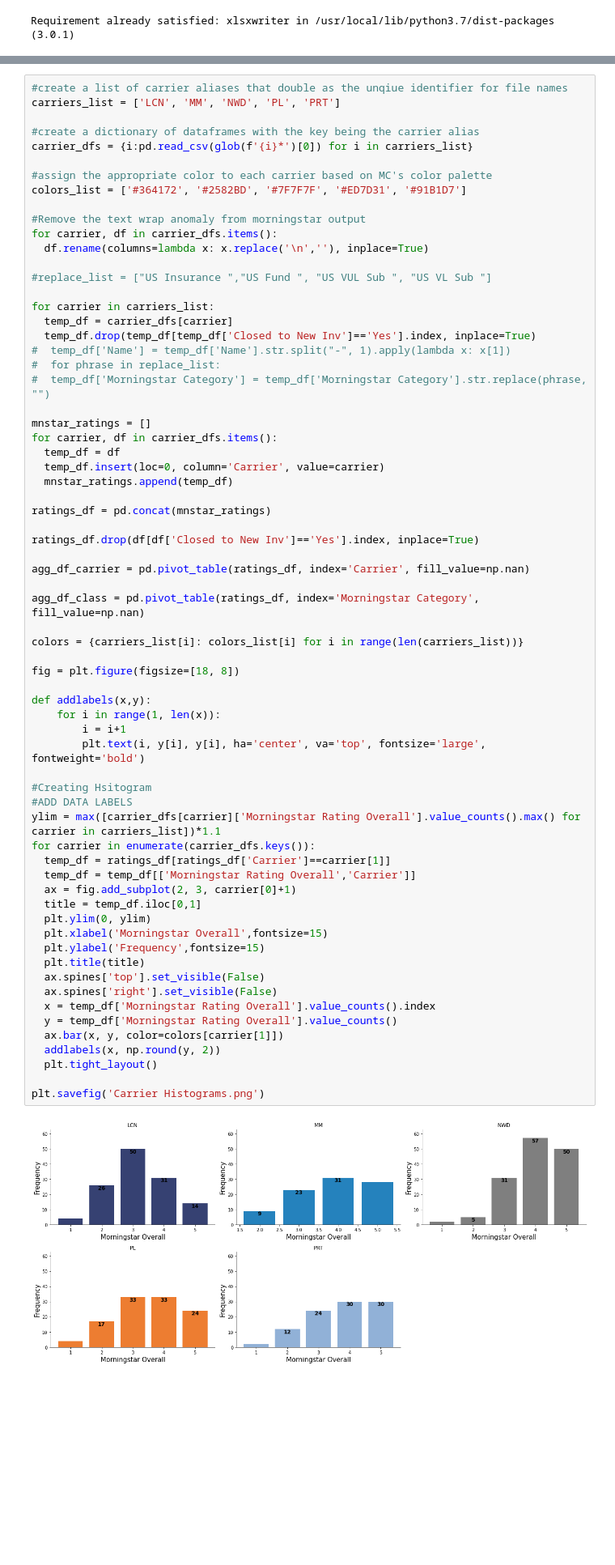
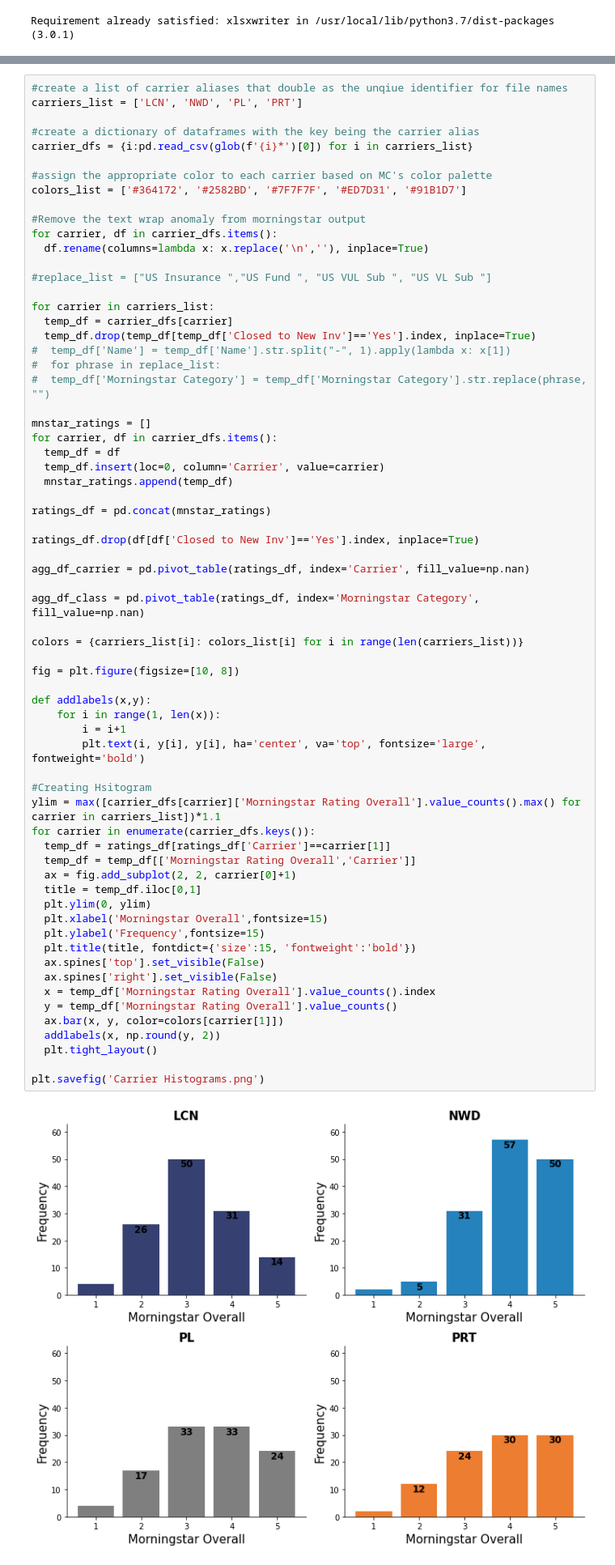
Before and after one commit to justinballas/WorkAutomation, a Jupyter notebook: BICFR_Subaccount_Rankings_Showcase_Version.ipynb, the cells around one changed output, grey strips where cells are left out. Shown at 81% size. Drawn from its saved outputs; the diff is of its cells as text; blank space fills up the shorter version.

```diff
--- a/BICFR_Subaccount_Rankings_Showcase_Version.ipynb
+++ b/BICFR_Subaccount_Rankings_Showcase_Version.ipynb
@@ -14,7 +14,7 @@ import xlsxwriter
 %matplotlib inline
 # %%
 #create a list of carrier aliases that double as the unqiue identifier for file names
-carriers_list = ['LCN', 'MM', 'NWD', 'PL', 'PRT']
+carriers_list = ['LCN', 'NWD', 'PL', 'PRT']
 
 #create a dictionary of dataframes with the key being the carrier alias
 carrier_dfs = {i:pd.read_csv(glob(f'{i}*')[0]) for i in carriers_list}
@@ -49,38 +49,37 @@ agg_df_carrier = pd.pivot_table(ratings_df, index='Carrier', fill_value=np.nan)
 
 agg_df_class = pd.pivot_table(ratings_df, index='Morningstar Category', fill_value=np.nan)
 
 colors = {carriers_list[i]: colors_list[i] for i in range(len(carriers_list))}
 
-fig = plt.figure(figsize=[18, 8])
+fig = plt.figure(figsize=[10, 8])
 
 def addlabels(x,y):
     for i in range(1, len(x)):
         i = i+1
         plt.text(i, y[i], y[i], ha='center', va='top', fontsize='large', fontweight='bold')
 
 #Creating Hsitogram
-#ADD DATA LABELS
 ylim = max([carrier_dfs[carrier]['Morningstar Rating Overall'].value_counts().max() for carrier in carriers_list])*1.1
 for carrier in enumerate(carrier_dfs.keys()):
   temp_df = ratings_df[ratings_df['Carrier']==carrier[1]]
   temp_df = temp_df[['Morningstar Rating Overall','Carrier']]
-  ax = fig.add_subplot(2, 3, carrier[0]+1)
+  ax = fig.add_subplot(2, 2, carrier[0]+1)
   title = temp_df.iloc[0,1]
   plt.ylim(0, ylim)
   plt.xlabel('Morningstar Overall',fontsize=15)
   plt.ylabel('Frequency',fontsize=15)
-  plt.title(title)
+  plt.title(title, fontdict={'size':15, 'fontweight':'bold'})
   ax.spines['top'].set_visible(False)
   ax.spines['right'].set_visible(False)
   x = temp_df['Morningstar Rating Overall'].value_counts().index
   y = temp_df['Morningstar Rating Overall'].value_counts()
   ax.bar(x, y, color=colors[carrier[1]])
   addlabels(x, np.round(y, 2))
   plt.tight_layout()
 
 plt.savefig('Carrier Histograms.png')
 # %% [output]
-[figure, old version]
+[figure, new version]
 # %%
 
 colors = {colors_list[i]: carriers_list[i] for i in range(len(carriers_list))}
```
Also changed, not shown: parts of 5 cells of this notebook.
